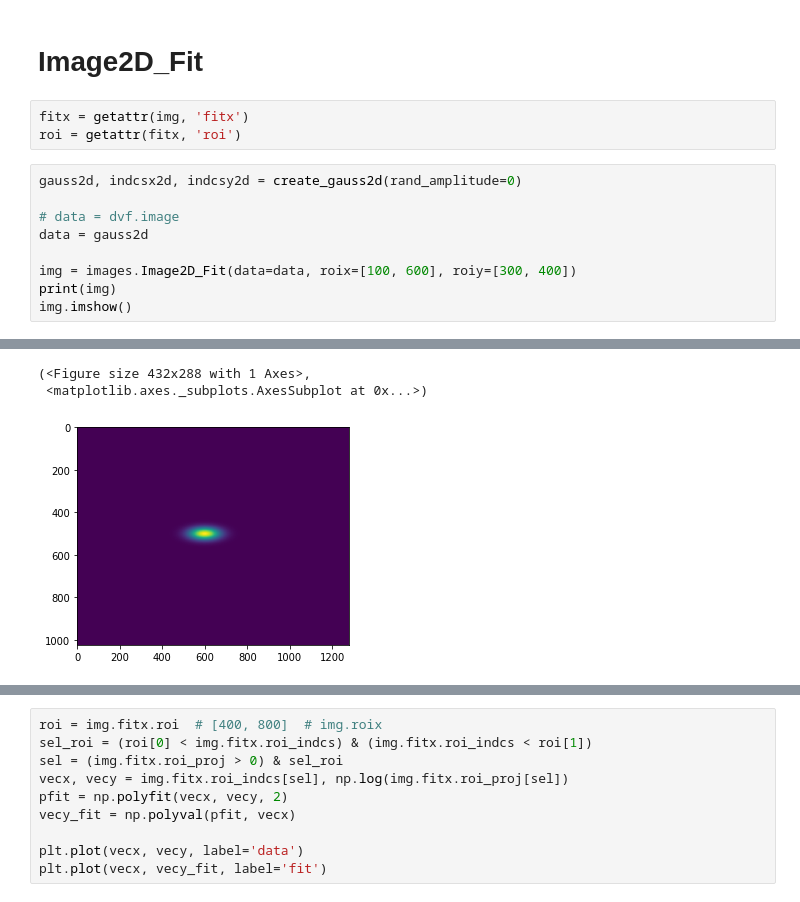
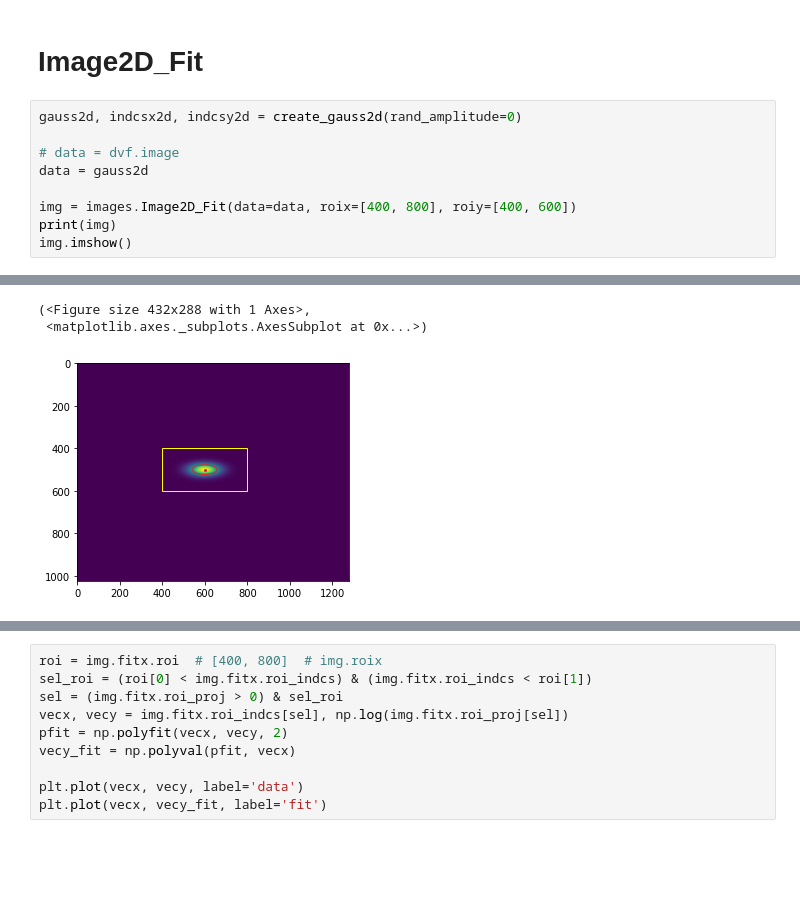
Before and after one commit to lnls-fac/mathphys, a Jupyter notebook: scripts/images.ipynb, the cells around one changed output, grey strips where cells are left out. Drawn from its saved outputs; the diff is of its cells as text; blank space fills up the shorter version.

```diff
--- a/scripts/images.ipynb
+++ b/scripts/images.ipynb
@@ -481,16 +530,13 @@ roi_fit_err     : 1.3861478832539313e-13 %
 586 µs ± 1.56 µs per loop (mean ± std. dev. of 7 runs, 1000 loops each)
 # %% [markdown]
 # Image2D_Fit
-# %%
-fitx = getattr(img, 'fitx')
-roi = getattr(fitx, 'roi')
 # %%
 gauss2d, indcsx2d, indcsy2d = create_gauss2d(rand_amplitude=0)
 
 # data = dvf.image
 data = gauss2d
 
-img = images.Image2D_Fit(data=data, roix=[100, 600], roiy=[300, 400])
+img = images.Image2D_Fit(data=data, roix=[400, 800], roiy=[400, 600])
 print(img)
 img.imshow()
 # %% [output]
@@ -514,3 +560,3 @@ roi_fit_err     : 2.1049571852726823e-13 %
 (<Figure size 432x288 with 1 Axes>,
  <matplotlib.axes._subplots.AxesSubplot at 0x...>)
-[figure, old version]
+[figure, new version]
```
Also changed, not shown: parts of 9 cells of this notebook, 1 other file.
